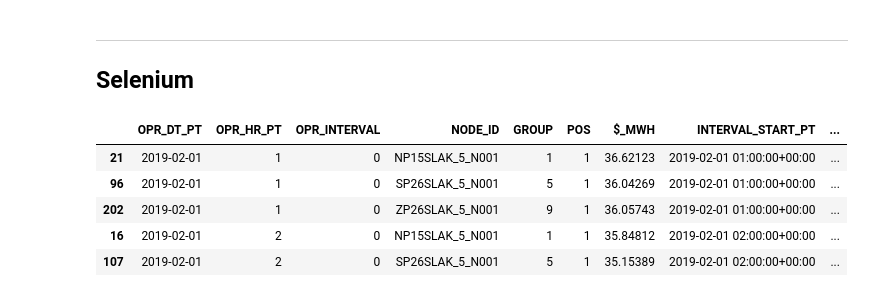
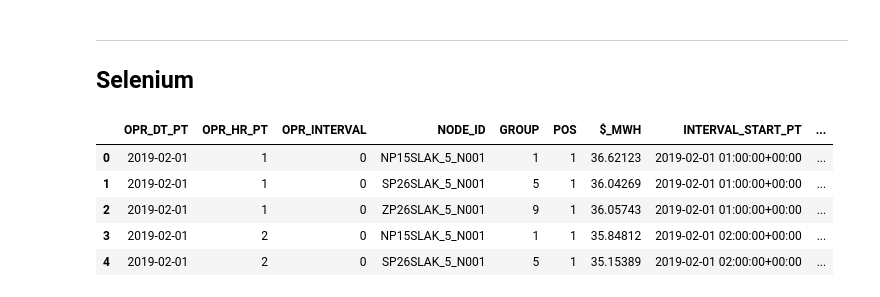
Before and after one commit to Morgan-Sell/caiso-price-forecast, a Jupyter notebook: caiso-oasis-scrape.ipynb, the cells around one changed output. Cells and saved outputs as stored; diff of their text form; code cells hidden in the pictures.

```diff
--- a/caiso-oasis-scrape.ipynb
+++ b/caiso-oasis-scrape.ipynb
@@ -182,23 +191,24 @@ lmp_may20 = pd.read_csv('data/caiso_lmp_nodes/20200501_20200601_PRC_LMP_DAM_2020
 # %%
 all_lmp_price = [lmp_feb19, lmp_mar19, lmp_apr19, lmp_may19, lmp_jun19, lmp_jul19, lmp_aug19, lmp_sep19, lmp_oct19, lmp_nov19, lmp_dec19,
                  lmp_jan20, lmp_feb20, lmp_mar20, lmp_apr20, lmp_may20]
 
 lmp_19_20 = pd.concat(all_lmp_price, axis=0).reset_index()
 lmp_19_20 = lmp_19_20[lmp_19_20['LMP_TYPE'] == 'LMP'].copy()
 lmp_19_20.columns=lmp_19_20.columns.str.strip()
 lmp_19_20['interval_start'] =  lmp_19_20['OPR_DT'].apply(lambda x: datetime.strptime(x, '%Y-%m-%d'))
 lmp_19_20.sort_values(by=['OPR_DT','OPR_HR'], inplace=True)
 lmp_19_20['INTERVALSTARTTIME_GMT'] = pd.to_datetime(lmp_19_20['INTERVALSTARTTIME_GMT'])
 lmp_19_20['INTERVALENDTIME_GMT'] = pd.to_datetime(lmp_19_20['INTERVALENDTIME_GMT'])
 lmp_19_20['INTERVAL_START_PT'] = lmp_19_20['INTERVALSTARTTIME_GMT'] - timedelta(hours=7)
 lmp_19_20['INTERVAL_END_PT'] = lmp_19_20['INTERVALENDTIME_GMT'] - timedelta(hours=7)
-lmp_19_20_sub = lmp_19_20[['OPR_DT','OPR_HR', 'OPR_INTERVAL', 'NODE_ID', 'GROUP', 'POS', 'MW', 'INTERVAL_START_PT', 'INTERVAL_END_PT']].copy()
+lmp_19_20_sub = lmp_19_20[['OPR_DT','OPR_HR', 'OPR_INTERVAL', 'NODE_ID', 'GROUP', 'POS', 'MW', 'INTERVAL_START_PT', 'INTERVAL_END_PT']].copy().reset_index()
+lmp_19_20_sub.drop('index', axis=1, inplace=True)
 lmp_19_20_sub.rename({'OPR_DT':'OPR_DT_PT', 'OPR_HR': 'OPR_HR_PT', 'MW':'$_MWH'}, axis=1, inplace=True)
 lmp_19_20_sub.head()
 # %% [output]
 |  | OPR_DT_PT | OPR_HR_PT | OPR_INTERVAL | NODE_ID | GROUP | POS | $_MWH | INTERVAL_START_PT | ... |
-| 21 | 2019-02-01 | 1 | 0 | NP15SLAK_5_N001 | 1 | 1 | 36.62123 | 2019-02-01 01:00:00+00:00 | ... |
-| 96 | 2019-02-01 | 1 | 0 | SP26SLAK_5_N001 | 5 | 1 | 36.04269 | 2019-02-01 01:00:00+00:00 | ... |
-| 202 | 2019-02-01 | 1 | 0 | ZP26SLAK_5_N001 | 9 | 1 | 36.05743 | 2019-02-01 01:00:00+00:00 | ... |
-| 16 | 2019-02-01 | 2 | 0 | NP15SLAK_5_N001 | 1 | 1 | 35.84812 | 2019-02-01 02:00:00+00:00 | ... |
-| 107 | 2019-02-01 | 2 | 0 | SP26SLAK_5_N001 | 5 | 1 | 35.15389 | 2019-02-01 02:00:00+00:00 | ... |
+| 0 | 2019-02-01 | 1 | 0 | NP15SLAK_5_N001 | 1 | 1 | 36.62123 | 2019-02-01 01:00:00+00:00 | ... |
+| 1 | 2019-02-01 | 1 | 0 | SP26SLAK_5_N001 | 5 | 1 | 36.04269 | 2019-02-01 01:00:00+00:00 | ... |
+| 2 | 2019-02-01 | 1 | 0 | ZP26SLAK_5_N001 | 9 | 1 | 36.05743 | 2019-02-01 01:00:00+00:00 | ... |
+| 3 | 2019-02-01 | 2 | 0 | NP15SLAK_5_N001 | 1 | 1 | 35.84812 | 2019-02-01 02:00:00+00:00 | ... |
+| 4 | 2019-02-01 | 2 | 0 | SP26SLAK_5_N001 | 5 | 1 | 35.15389 | 2019-02-01 02:00:00+00:00 | ... |
```
Also changed, not shown: parts of 6 cells of this notebook.
